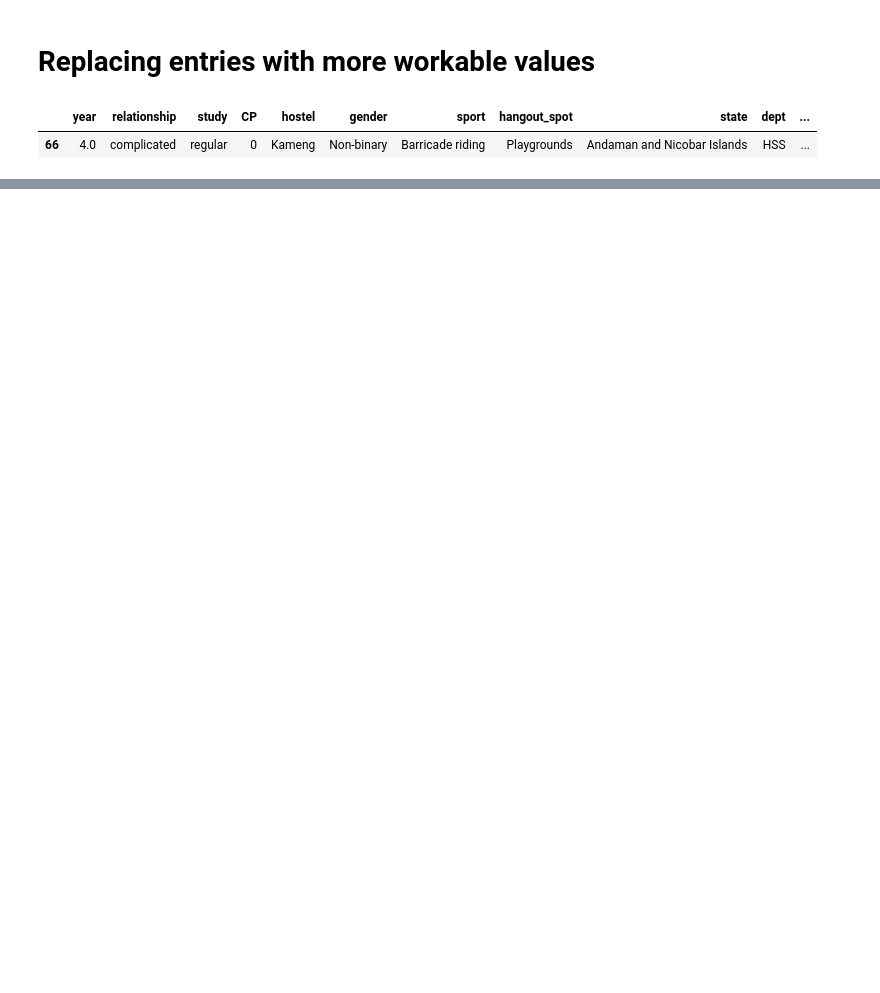
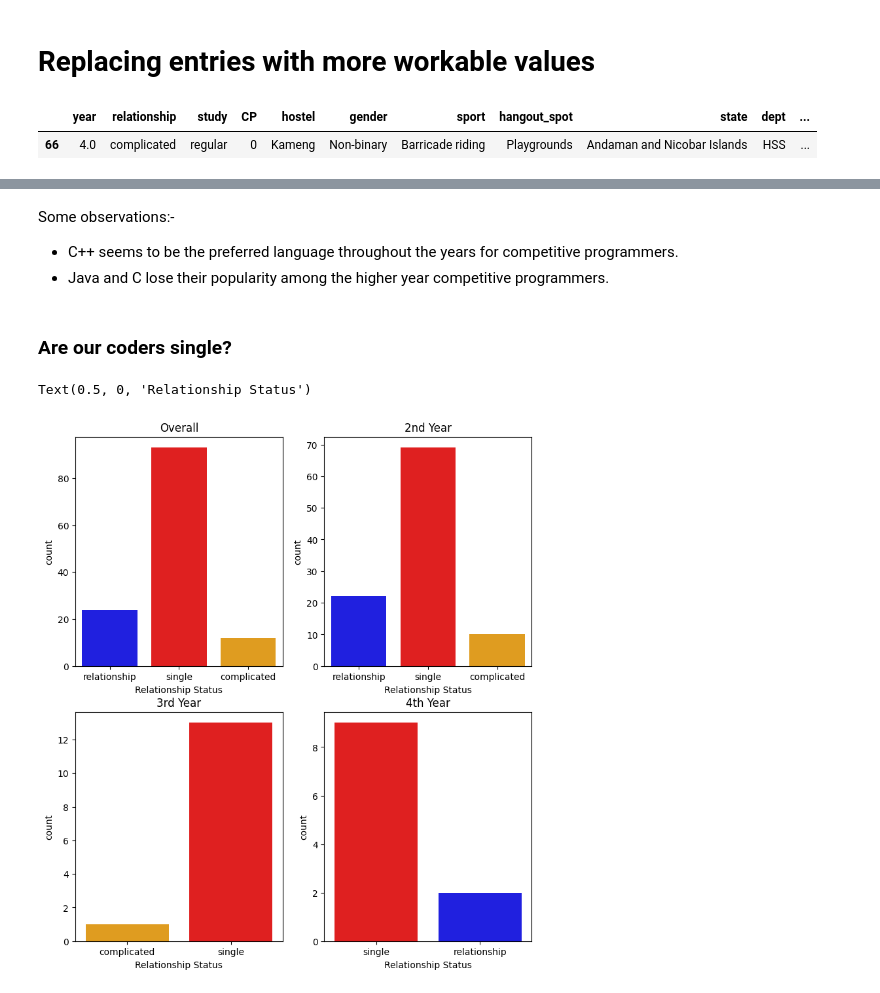
Before and after one commit to aryanthepain/ccml, a Jupyter notebook: hi.ipynb, the cells around one changed output, grey strips where cells are left out. Drawn from its saved outputs; the diff is of its cells as text; code cells hidden in the pictures; blank space fills up the shorter version.

```diff
--- a/hi.ipynb
+++ b/hi.ipynb
@@ -198,0 +270,32 @@ df['sport'].replace('to watch is cricket and basketball, to play is volleyball',
+# %% [markdown]
+Some observations:-
+* C++ seems to be the preferred language throughout the years for competitive programmers.
+* Java and C lose their popularity among the higher year competitive programmers.
+# %% [markdown]
+### Are our coders single?
+# %%
+plt.figure(figsize=(9,10))
+
+plt.subplot(2,2,1)
+plt.title('Overall')
+sns.countplot(data=df[df['CP'] == 1], x='relationship', palette={'relationship': 'blue', 'single': 'red', 'complicated': 'orange'})
+plt.xlabel('Relationship Status')
+
+plt.subplot(2,2,2)
+plt.title('2nd Year')
+sns.countplot(data=df[(df['CP'] == 1) & (df['year']==2)], x='relationship', palette={'relationship': 'blue', 'single': 'red', 'complicated': 'orange'})
+plt.xlabel('Relationship Status')
+
+plt.subplot(2,2,3)
+plt.title('3rd Year')
+sns.countplot(data=df[(df['CP'] == 1) & (df['year']==3)], x='relationship', palette={'relationship': 'blue', 'single': 'red', 'complicated': 'orange'})
+plt.xlabel('Relationship Status')
+
+plt.subplot(2,2,4)
+plt.title('4th Year')
+sns.countplot(data=df[(df['CP'] == 1) & (df['year']==4)], x='relationship', palette={'relationship': 'blue', 'single': 'red', 'complicated': 'orange'})
+plt.xlabel('Relationship Status')
+# plt.legend()
+# %% [output]
+Text(0.5, 0, 'Relationship Status')
+[figure, added]
```
Also changed, not shown: parts of 16 cells of this notebook, 1 other file.
